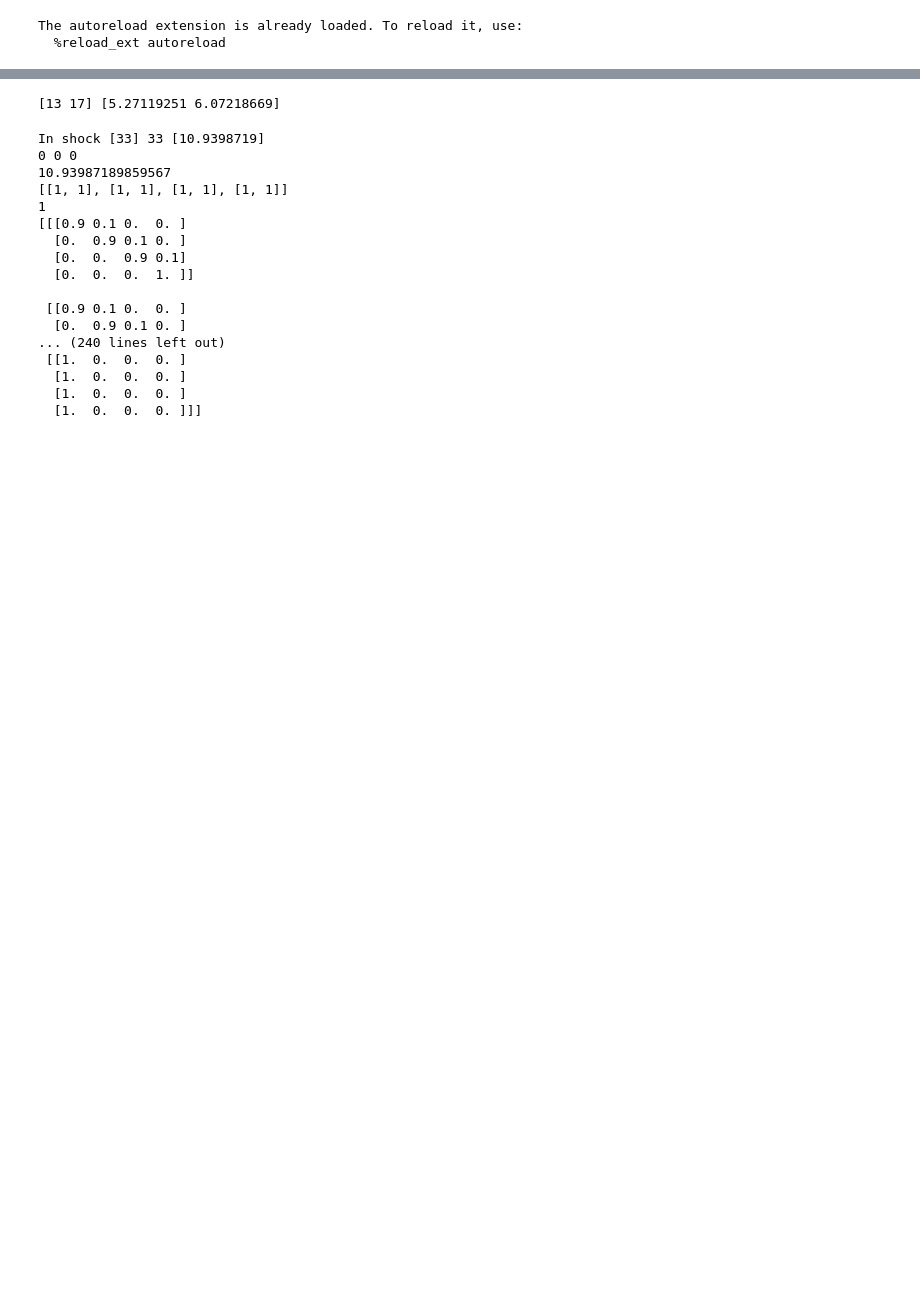
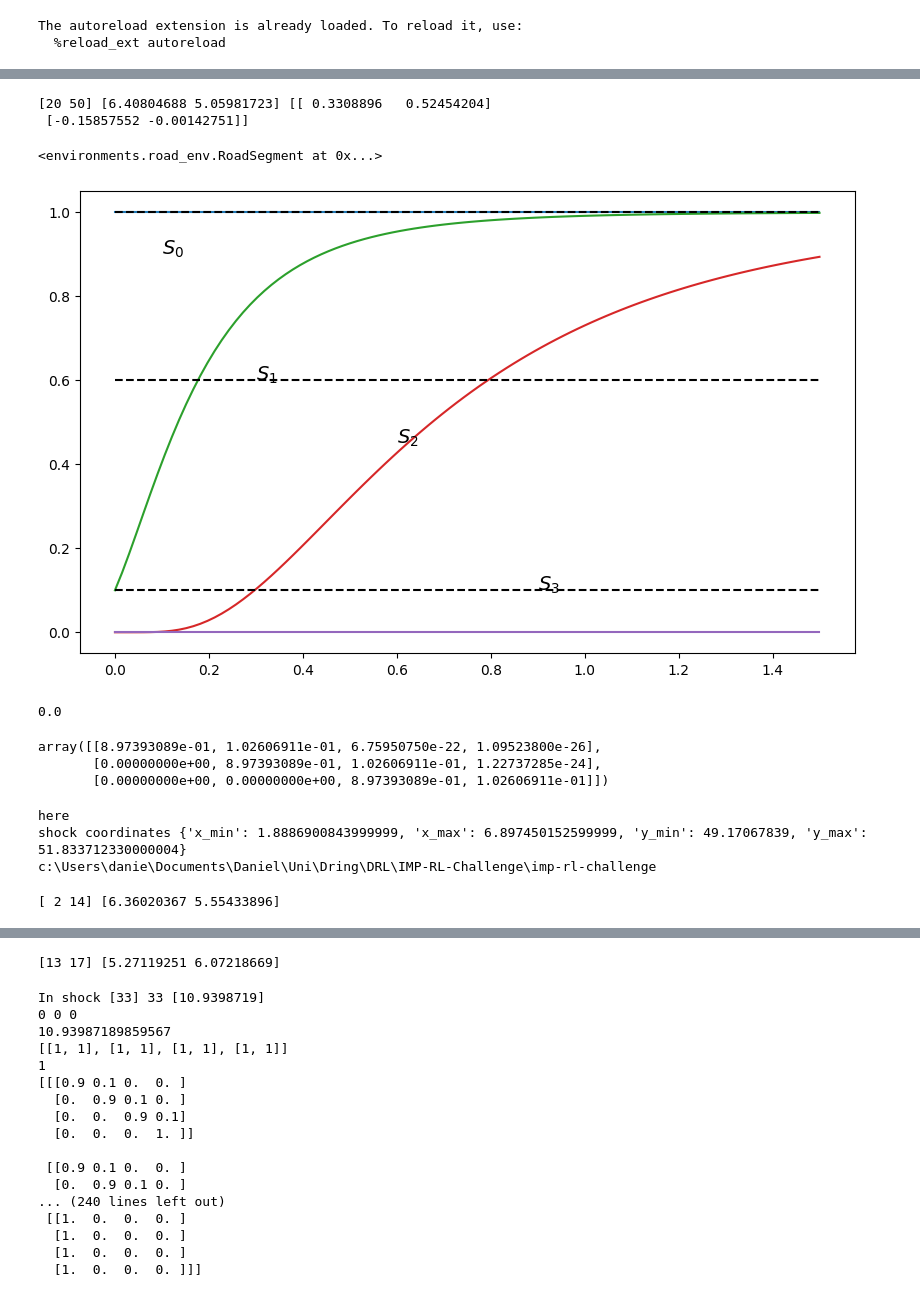
Before and after one commit to AI-for-Infrastructure-Management/imp-act, a Jupyter notebook: mytest.ipynb, the cells around one changed output, grey strips where cells are left out. Cells and saved outputs as stored; diff of their text form; code cells hidden in the pictures; blank space fills up the shorter version.

Commit message:
added shock in config, setup and reset

```diff
--- a/mytest.ipynb
+++ b/mytest.ipynb
@@ -21,0 +20,2 @@ E = RoadEnvironment(**small_environment_dict)
+# %%
+env = EnvironmentLoader("environments/config/environment_presets/small_environment.yaml").to_numpy()
@@ -21,0 +61,38 @@ E = RoadEnvironment(**small_environment_dict)
+# %%
+print(env.shocks.times, env.shocks.magni, env.shocks.locs)
+# %% [output]
+[20 50] [6.40804688 5.05981723] [[ 0.3308896   0.52454204]
+ [-0.15857552 -0.00142751]]
+# %%
+for edge in env.graph.es():
+    s = edge["road_segments"].segments[0]
+    break
+s
+# %% [output]
+<environments.road_env.RoadSegment at 0x...>
+# %%
+level = 1
+x = np.linspace(1e-10,1.5,100)
+y = np.zeros((len(x), 5))
+y[:,0] = 1
+
+shift_table = np.array([[0.1, 0, 0], [0.0, 0.1, 0], [0, 0, 0.1]])
+
+plt.figure(figsize=(10,6))
+for i, k in enumerate(x):
+    f = env.shocks.get_fragilities(pga=k, theta_mat=env.shocks.fragility_dict["theta_mat"], sigma=0.64, shift=shift_table)
+    for m in range(1,4):
+        y[i,m] = f[level,m-1] if f[level,m-1] is not np.nan else 1
+for j in range(y.shape[1]):
+    plt.plot(x, y[:,j])
+
+plt.text(x=0.1, y=0.9, s=r"$S_0$", fontsize=14)
+plt.text(x=0.3, y=0.6, s=r"$S_1$", fontsize=14)
+plt.text(x=0.6, y=0.45, s=r"$S_2$", fontsize=14)
+plt.text(x=0.9, y=0.1, s=r"$S_3$", fontsize=14)
+plt.hlines(y=1, xmin=np.min(x), xmax=np.max(x), linestyles='dashed', color='k')
+plt.hlines(y=0.1, xmin=np.min(x), xmax=np.max(x), linestyles='dashed', color='k')
+plt.hlines(y=0.6, xmin=np.min(x), xmax=np.max(x), linestyles='dashed', color='k')
+plt.show()
+# %% [output]
+[figure, added]
@@ -21,0 +101,21 @@ E = RoadEnvironment(**small_environment_dict)
+# %%
+np.exp(sp.stats.norm.ppf(0))
+# %% [output]
+0.0
+# %%
+env.shocks.get_det_probs_from_fragility_matrix(frag_mat=f)
+# %% [output]
+array([[8.97393089e-01, 1.02606911e-01, 6.75950750e-22, 1.09523800e-26],
+       [0.00000000e+00, 8.97393089e-01, 1.02606911e-01, 1.22737285e-24],
+       [0.00000000e+00, 0.00000000e+00, 8.97393089e-01, 1.02606911e-01]])
+# %%
+env = EnvironmentLoader("environments/config/environment_presets/large_environment.yaml").to_numpy()
+# %% [output]
+here
+shock coordinates {'x_min': 1.8886900843999999, 'x_max': 6.897450152599999, 'y_min': 49.17067839, 'y_max': 51.833712330000004}
+c:\Users\danie\Documents\Daniel\Uni\Dring\DRL\IMP-RL-Challenge\imp-rl-challenge
+# %%
+env.reset()
+print(env.shocks.times, env.shocks.magni)
+# %% [output]
+[ 2 14] [6.36020367 5.55433896]
```
Also changed, not shown: parts of 13 cells of this notebook, 8 other files.
